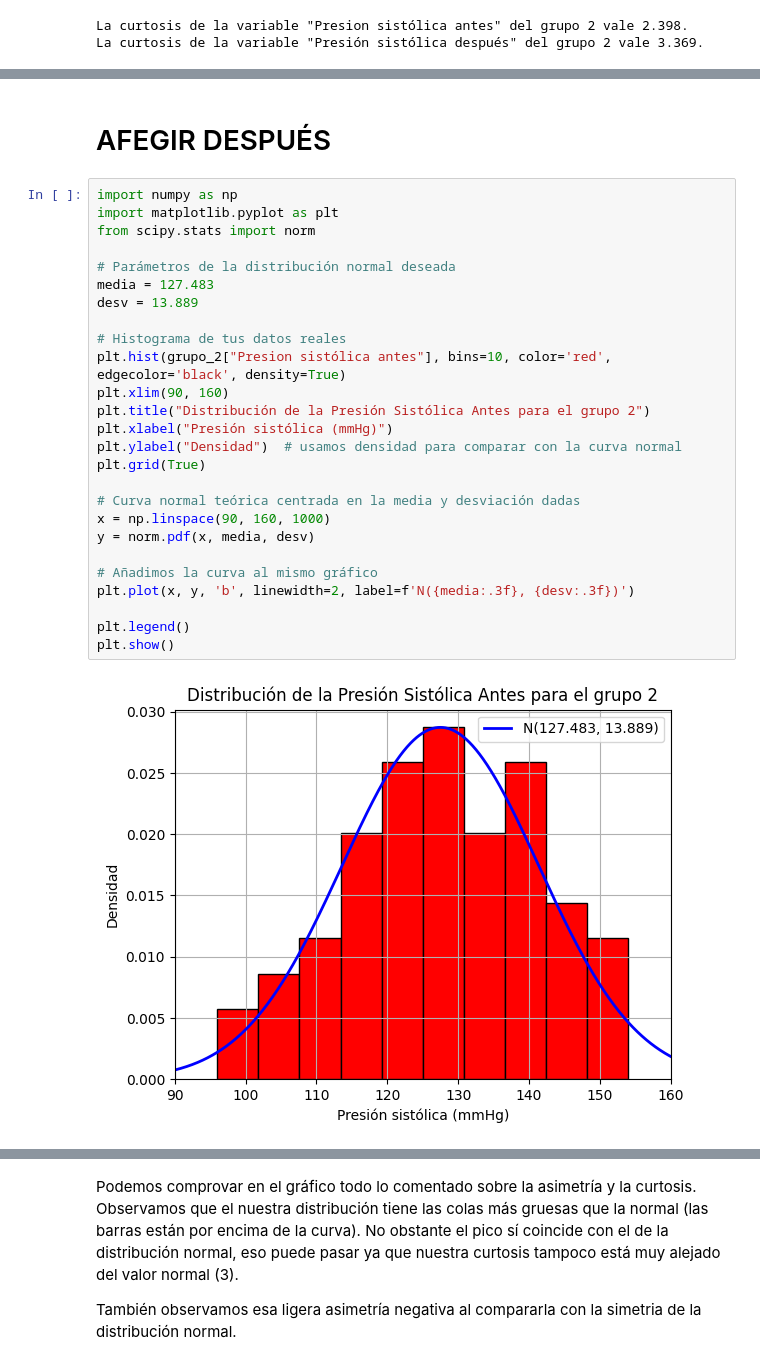
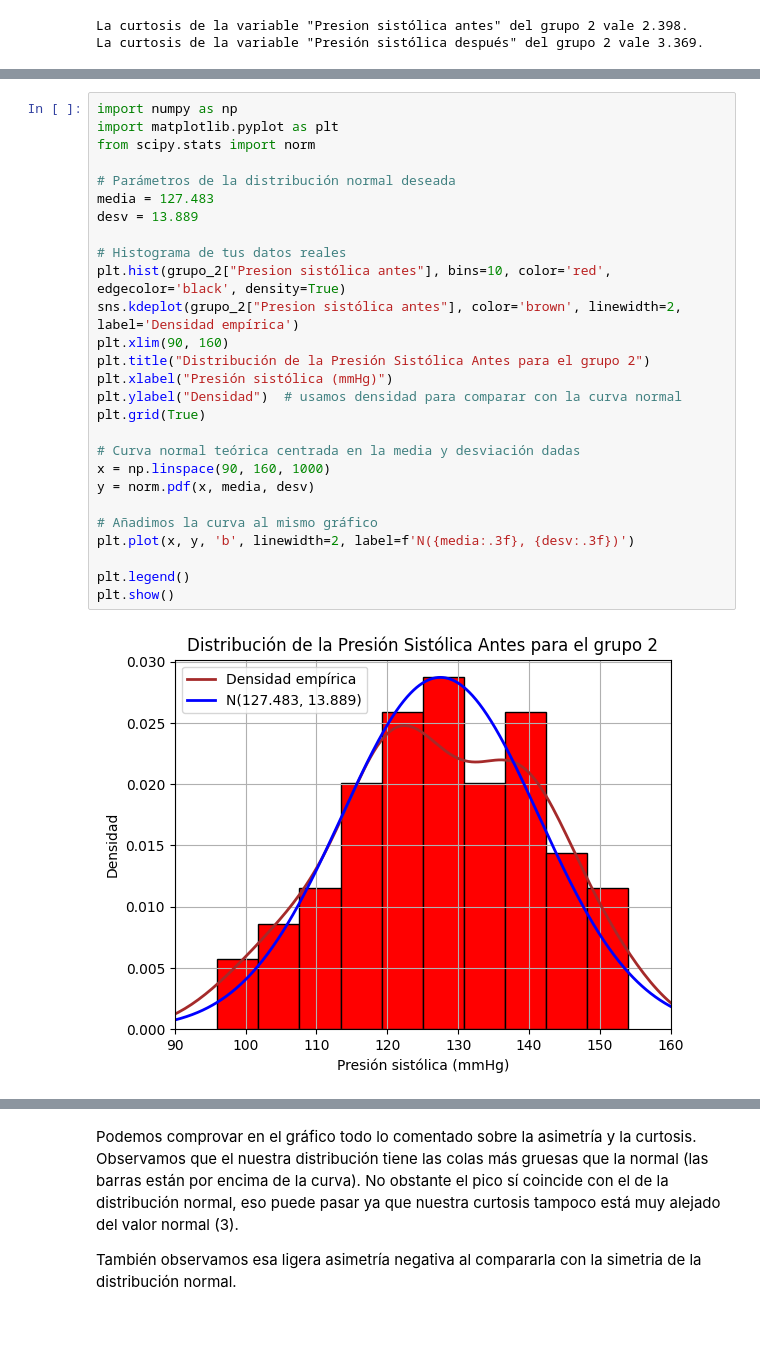
Before and after one commit to mikiaguilo/Entrega, a Jupyter notebook: Entrega.ipynb, the cells around one changed output, grey strips where cells are left out. Drawn from its saved outputs; the diff is of its cells as text; blank space fills up the shorter version.

```diff
--- a/Entrega.ipynb
+++ b/Entrega.ipynb
@@ -140,30 +144,29 @@ Para ver más claro lo comentado anteriormente, trazaremos la curva de la distri
-# %% [markdown]
-# AFEGIR DESPUÉS
 # %%
 import numpy as np
 import matplotlib.pyplot as plt
 from scipy.stats import norm
 
 # Parámetros de la distribución normal deseada
 media = 127.483
 desv = 13.889
 
 # Histograma de tus datos reales
 plt.hist(grupo_2["Presion sistólica antes"], bins=10, color='red', edgecolor='black', density=True)
+sns.kdeplot(grupo_2["Presion sistólica antes"], color='brown', linewidth=2, label='Densidad empírica')
 plt.xlim(90, 160)
 plt.title("Distribución de la Presión Sistólica Antes para el grupo 2")
 plt.xlabel("Presión sistólica (mmHg)")
 plt.ylabel("Densidad")  # usamos densidad para comparar con la curva normal
 plt.grid(True)
 
 # Curva normal teórica centrada en la media y desviación dadas
 x = np.linspace(90, 160, 1000)
 y = norm.pdf(x, media, desv)
 
 # Añadimos la curva al mismo gráfico
 plt.plot(x, y, 'b', linewidth=2, label=f'N({media:.3f}, {desv:.3f})')
 
 plt.legend()
 plt.show()
 # %% [output]
-[figure, old version]
+[figure, new version]
```
Also changed, not shown: parts of 12 cells of this notebook.
